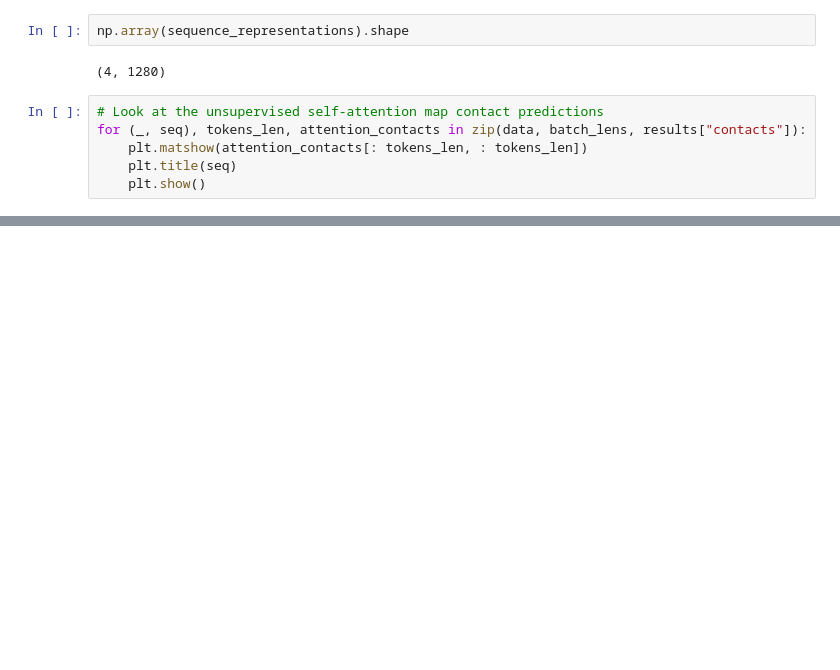
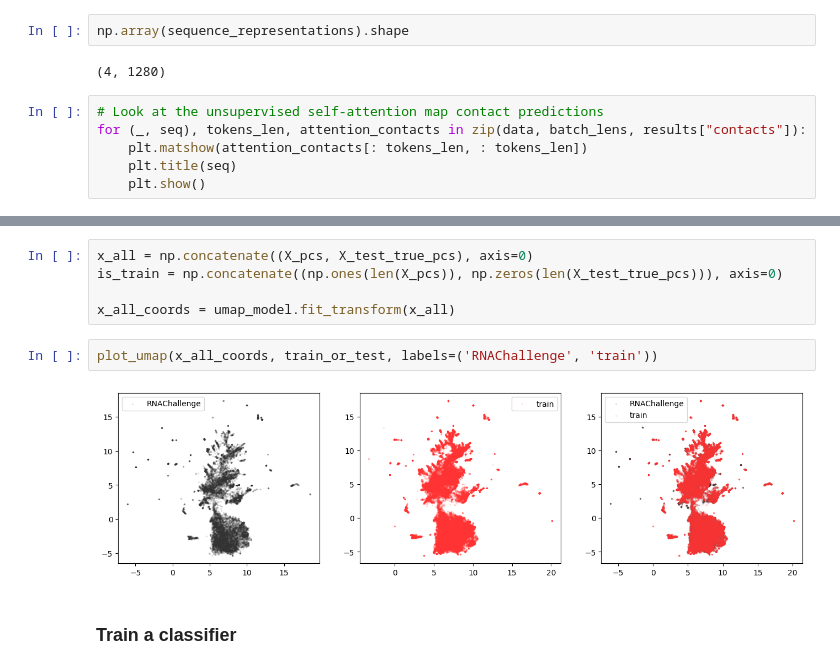
Before and after one commit to Arcadia-Science/2024-plm-utils, a Jupyter notebook: notebooks/esm-eda.ipynb, the cells around one changed output, grey strips where cells are left out. Saved outputs shown, nothing was run; the diff lists cells and outputs as text; blank space fills up the shorter version.

```diff
--- a/notebooks/esm-eda.ipynb
+++ b/notebooks/esm-eda.ipynb
@@ -92,0 +165,11 @@ array([[-0.03010962, -0.3098611 ,  0.21479861, ...,  0.18719758,
+# %%
+x_all = np.concatenate((X_pcs, X_test_true_pcs), axis=0)
+is_train = np.concatenate((np.ones(len(X_pcs)), np.zeros(len(X_test_true_pcs))), axis=0)
+
+x_all_coords = umap_model.fit_transform(x_all)
+# %%
+plot_umap(x_all_coords, train_or_test, labels=('RNAChallenge', 'train'))
+# %% [output]
+[figure, added]
+# %% [markdown]
+### Train a classifier
```
Also changed, not shown: parts of 40 cells of this notebook, 4 other files.
